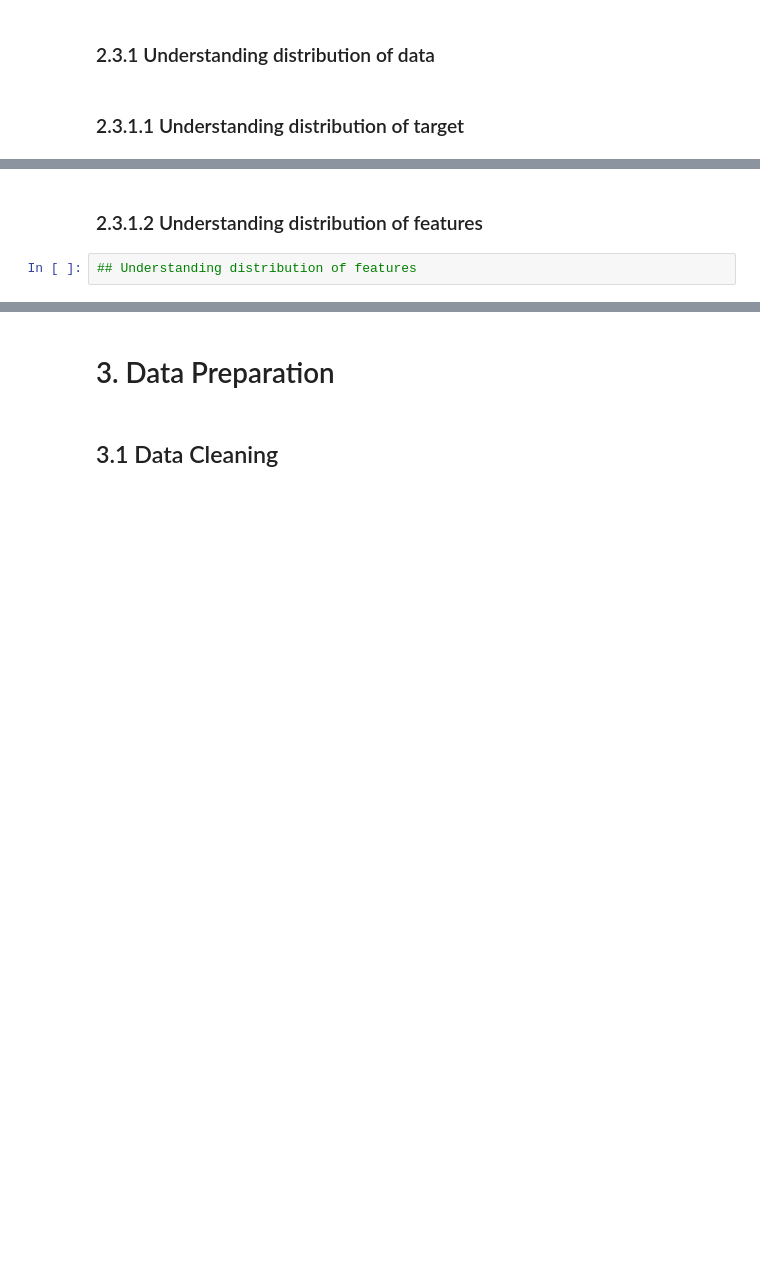
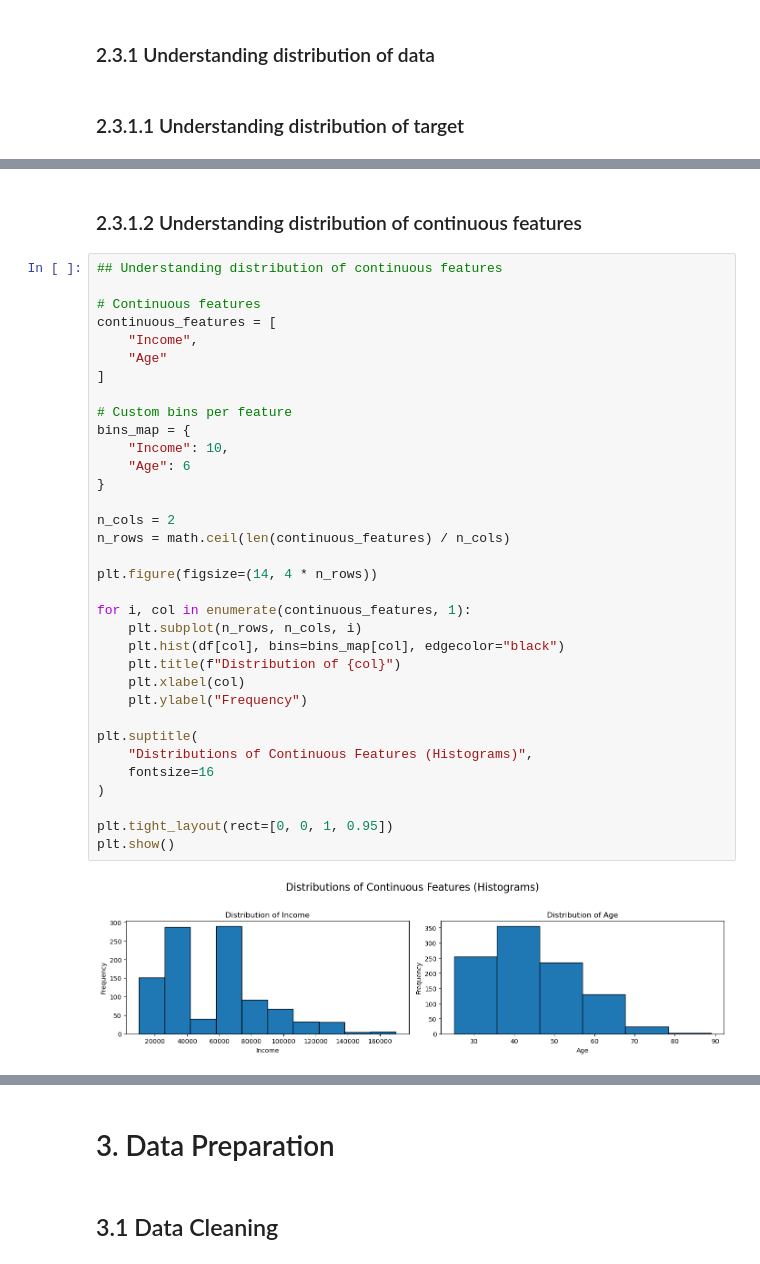
Before and after one commit to JeffSWZ/MLDP-2401685I-Jeff, a Jupyter notebook: MLDP Program Codes Submission Template.ipynb, the cells around one changed output, grey strips where cells are left out. Cells and saved outputs as stored; diff of their text form; blank space fills up the shorter version.

Commit message:
Iteration 2: Data Understanding Completed

```diff
--- a/MLDP Program Codes Submission Template.ipynb
+++ b/MLDP Program Codes Submission Template.ipynb
@@ -125,4 +254,38 @@ The target variable Purchased Bike is discrete with two possible outcomes (Yes/N
 # %% [markdown]
-### 2.3.1.2 Understanding distribution of features
+### 2.3.1.2 Understanding distribution of continuous features
 # %%
-## Understanding distribution of features
+## Understanding distribution of continuous features
+
+# Continuous features
+continuous_features = [
+    "Income",
+    "Age"
+]
+
+# Custom bins per feature
+bins_map = {
+    "Income": 10,
+    "Age": 6
+}
+
+n_cols = 2
+n_rows = math.ceil(len(continuous_features) / n_cols)
+
+plt.figure(figsize=(14, 4 * n_rows))
+
+for i, col in enumerate(continuous_features, 1):
+    plt.subplot(n_rows, n_cols, i)
+    plt.hist(df[col], bins=bins_map[col], edgecolor="black")
+    plt.title(f"Distribution of {col}")
+    plt.xlabel(col)
+    plt.ylabel("Frequency")
+
+plt.suptitle(
+    "Distributions of Continuous Features (Histograms)",
+    fontsize=16
+)
+
+plt.tight_layout(rect=[0, 0, 1, 0.95])
+plt.show()
+# %% [output]
+[figure, added]
```
Also changed, not shown: parts of 31 cells of this notebook, 1 other file.
